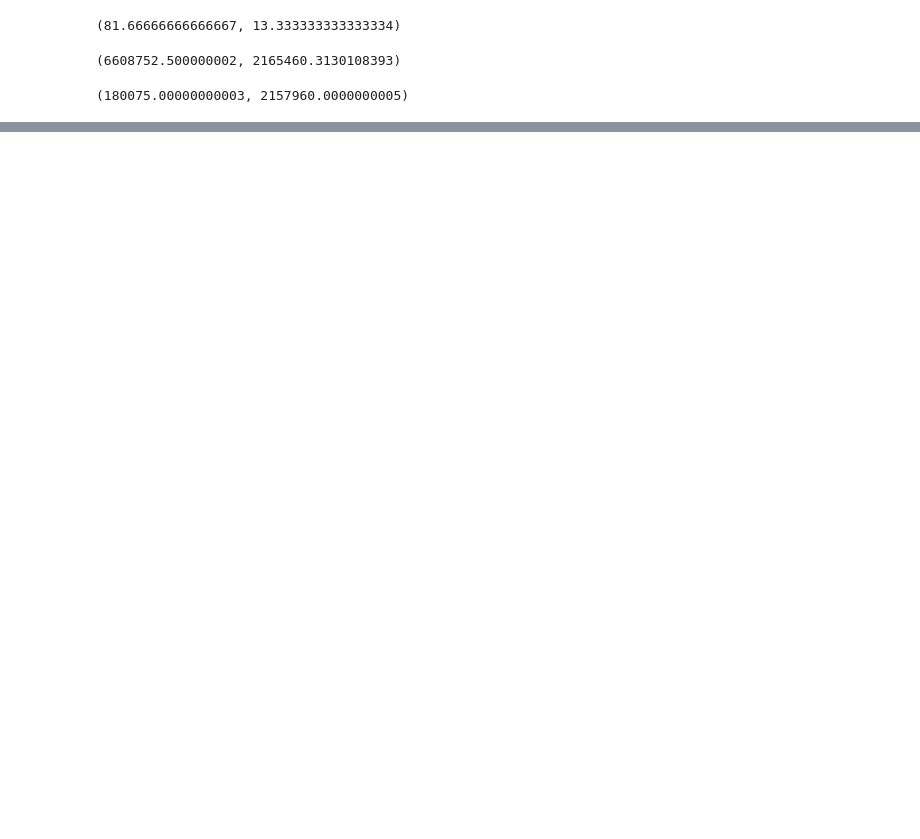
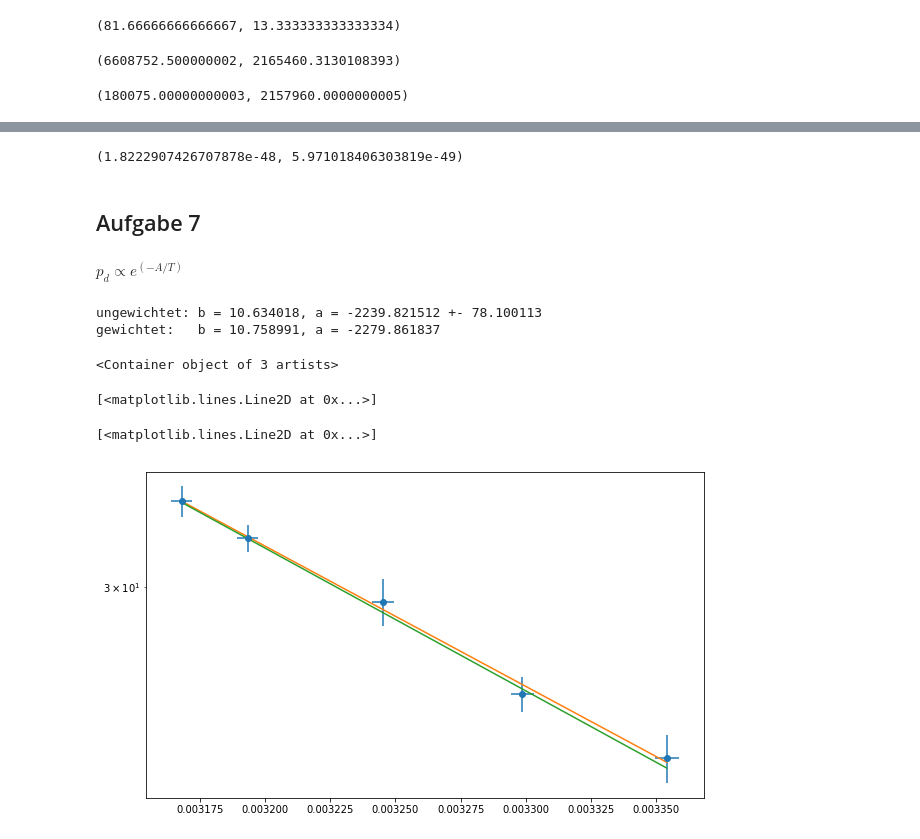
Before and after one commit to ces42/praktikum1, a Jupyter notebook: ZUS/Daten/Auswertung.ipynb, the cells around one changed output, grey strips where cells are left out. Drawn from its saved outputs; the diff is of its cells as text; code cells hidden in the pictures; blank space fills up the shorter version.

```diff
--- a/ZUS/Daten/Auswertung.ipynb
+++ b/ZUS/Daten/Auswertung.ipynb
@@ -214,13 +226,17 @@ for obj in lines:
     obj.remove()
 
 lines = []
-for T in sorted(plat):
+druck = zeros(len(plat))
+err_druck = zeros(len(plat)); ERR_druck = zeros(len(plat))
+T_d = array(sorted(plat)) + const.zero_Celsius
+for i in range(len(plat)):
+    T = T_d[i] - const.zero_Celsius
     a, b = plat[T]
     xs = (a <= V_m[T]) & (V_m[T] <= b)
-    druck = mean(p[T][xs])
-    err_druck = 4*std(p[T][xs], ddof=1) / sqrt(len(p[T][xs]))
-    ERR_druck = .5 # syst. Fehler d. Messgeräts
-    lines.append( plt.plot(array([a, b]) * 1e-3, [druck, druck], '|k-')[0] )
-    print(f'{T: >4} °C: {plat[T]*1e-3}  {druck:f}'\
-          f' +- {sqrt(err_druck**2 + ERR_druck**2):f}')
+    druck[i] = mean(p[T][xs])
+    err_druck[i] = 4*std(p[T][xs], ddof=1) / sqrt(len(p[T][xs]))
+    ERR_druck[i] = .5 # syst. Fehler d. Messgeräts
+    lines.append( plt.plot(array([a, b]) * 1e-3, [druck[i], druck[i]], '|k-')[0] )
+    print(f'{T: >4} °C: {plat[T]*1e-3}  {druck[i]:f}'\
+          f' +- {sqrt(err_druck[i]**2 + ERR_druck[i]**2):f}')
 # %% [output]
@@ -256,0 +288,31 @@ abs(27 * b**2 * err_p_crit), abs(27 * p_crit * 2*b * err_b)
+# %%
+a * 1e-7 * n**2, err_a * 1e-7 * n**2
+# %% [output]
+(1.8222907426707878e-48, 5.971018406303819e-49)
+# %% [markdown]
+## Aufgabe 7
+# %% [markdown]
+$p_d \propto e^{(-A/T)}$
+# %%
+ERR_T = .2
+err_T = .2
+# %%
+A = transpose([1/T_d, ones_like(T_d)])
+W = diag(1/err_druck)
+a, b, _, _, err_a = scipy.stats.linregress(1/T_d, log(druck))
+[aw, bw], *_ = linalg.lstsq(W @ A, W @ log(druck), rcond=None)
+print(f'ungewichtet: b = {b:f}, a = {a:f} +- {err_a:f}')
+print(f'gewichtet:   b = {bw:f}, a = {aw:f}')
+# %% [output]
+ungewichtet: b = 10.634018, a = -2239.821512 +- 78.100113
+gewichtet:   b = 10.758991, a = -2279.861837
+# %%
+plt.errorbar(1/T_d, druck, fmt='o', xerr=1/T_d**2 * (err_T + ERR_T), yerr=err_druck+ERR_druck)
+plt.yscale('log')
+plt.plot(1/T_d, exp(a/T_d + b))
+plt.plot(1/T_d, exp(aw/T_d + bw))
+# %% [output]
+<Container object of 3 artists>
+[<matplotlib.lines.Line2D at 0x...>]
+[<matplotlib.lines.Line2D at 0x...>]
+[figure, added]
```
Also changed, not shown: parts of 10 cells of this notebook.
